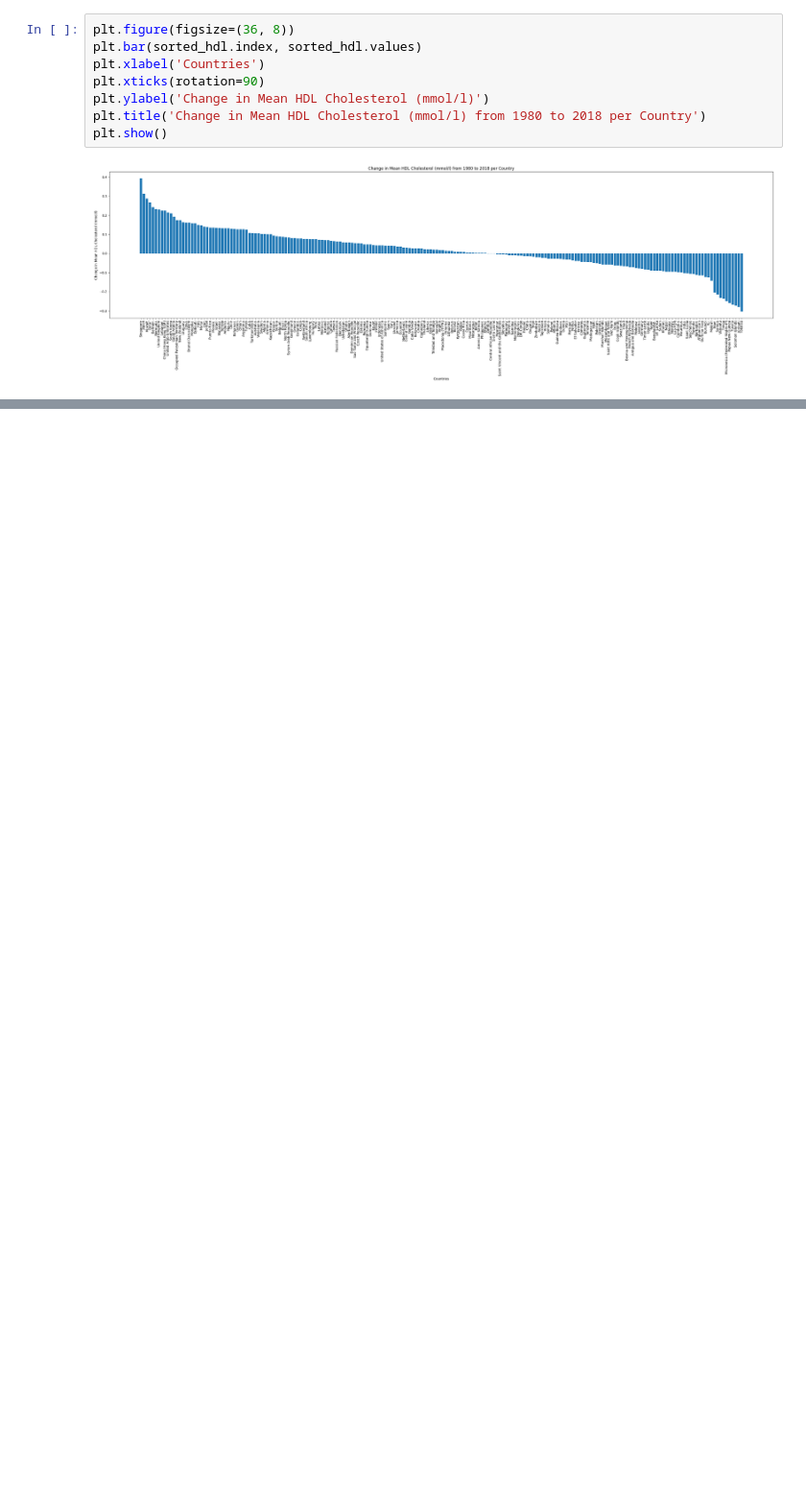
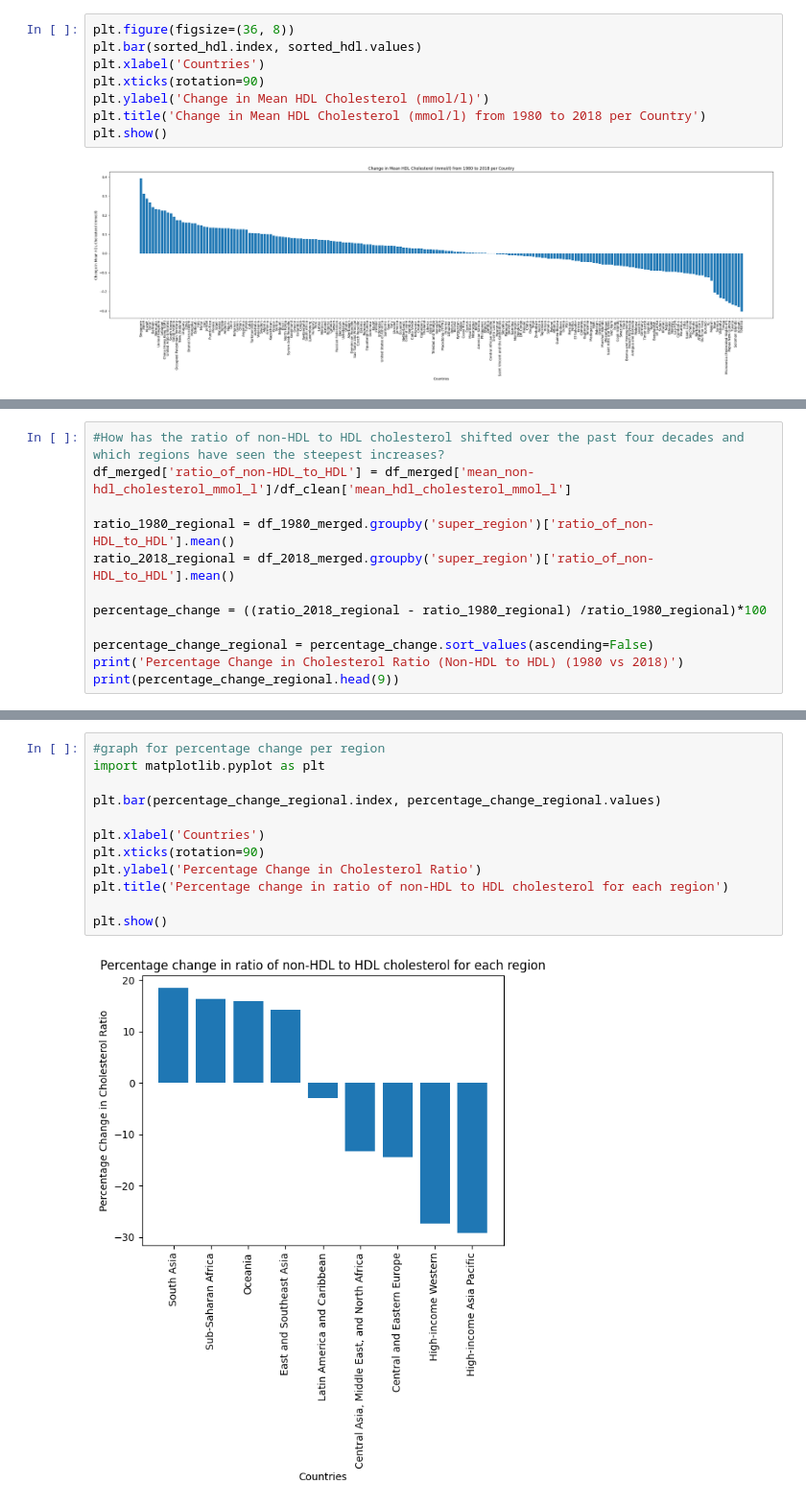
Before and after one commit to ariafcode/dsrp, a Jupyter notebook: dsrp.ipynb, the cells around one changed output, grey strips where cells are left out. Shown at 96% size. Saved outputs shown, nothing was run; the diff lists cells and outputs as text; blank space fills up the shorter version.

```diff
--- a/dsrp.ipynb
+++ b/dsrp.ipynb
@@ -301,0 +400,12 @@ plt.show()
+# %%
+#How has the ratio of non-HDL to HDL cholesterol shifted over the past four decades and which regions have seen the steepest increases?
+df_merged['ratio_of_non-HDL_to_HDL'] = df_merged['mean_non-hdl_cholesterol_mmol_l']/df_clean['mean_hdl_cholesterol_mmol_l']
+
+ratio_1980_regional = df_1980_merged.groupby('super_region')['ratio_of_non-HDL_to_HDL'].mean()
+ratio_2018_regional = df_2018_merged.groupby('super_region')['ratio_of_non-HDL_to_HDL'].mean()
+
+percentage_change = ((ratio_2018_regional - ratio_1980_regional) /ratio_1980_regional)*100
+
+percentage_change_regional = percentage_change.sort_values(ascending=False)
+print('Percentage Change in Cholesterol Ratio (Non-HDL to HDL) (1980 vs 2018)')
+print(percentage_change_regional.head(9))
@@ -301,0 +425,14 @@ plt.show()
+# %%
+#graph for percentage change per region
+import matplotlib.pyplot as plt
+
+plt.bar(percentage_change_regional.index, percentage_change_regional.values)
+
+plt.xlabel('Countries')
+plt.xticks(rotation=90)
+plt.ylabel('Percentage Change in Cholesterol Ratio')
+plt.title('Percentage change in ratio of non-HDL to HDL cholesterol for each region')
+
+plt.show()
+# %% [output]
+[figure, added]
```
Also changed, not shown: parts of 12 cells of this notebook.
